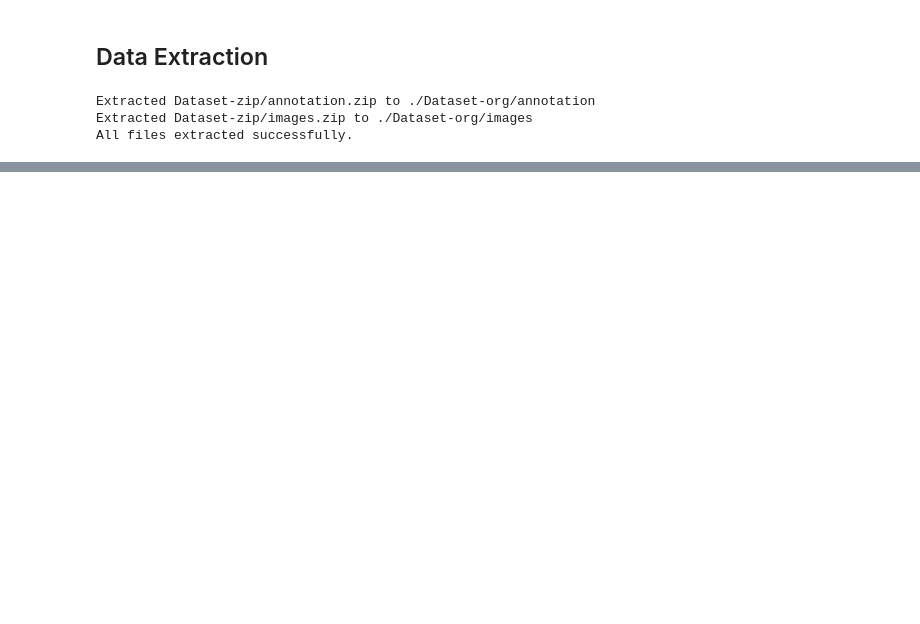
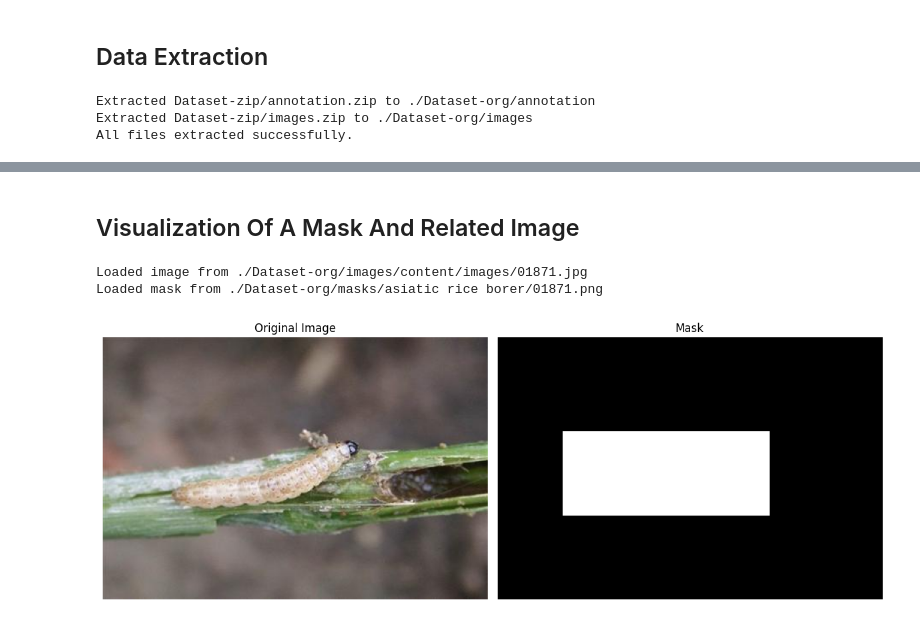
Before and after one commit to sudhi48/Pest-Segmentation-Classification, a Jupyter notebook: pest_segmention.ipynb, the cells around one changed output, grey strips where cells are left out. Saved outputs shown, nothing was run; the diff lists cells and outputs as text; code cells hidden in the pictures; blank space fills up the shorter version.

```diff
--- a/pest_segmention.ipynb
+++ b/pest_segmention.ipynb
@@ -241,0 +383,46 @@ Total files in 'images': 1916
+# %% [markdown]
+## Visualization Of A Mask And Related Image
+# %%
+# Paths for the image and mask
+image_path = './Dataset-org/images/content/images/01871.jpg'
+mask_path = './Dataset-org/masks/asiatic rice borer/01871.png'
+
+# Read the image and mask
+image = cv2.imread(image_path)
+mask = cv2.imread(mask_path, cv2.IMREAD_GRAYSCALE)  # Read mask as grayscale
+
+# Check if the image and mask are loaded correctly
+if image is None:
+    print(f"Error loading image from {image_path}")
+else:
+    print(f"Loaded image from {image_path}")
+
+if mask is None:
+    print(f"Error loading mask from {mask_path}")
+else:
+    print(f"Loaded mask from {mask_path}")
+
+# Convert BGR (OpenCV) to RGB (Matplotlib)
+image_rgb = cv2.cvtColor(image, cv2.COLOR_BGR2RGB)
+
+# Visualize the image and mask side by side
+plt.figure(figsize=(12, 6))
+
+# Plot the original image on the left
+plt.subplot(1, 2, 1)
+plt.imshow(image_rgb)
+plt.title("Original Image")
+plt.axis('off')  # Hide axis
+
+# Plot the mask on the right
+plt.subplot(1, 2, 2)
+plt.imshow(mask, cmap='gray')
+plt.title("Mask")
+plt.axis('off')  # Hide axis
+
+plt.tight_layout()
+plt.show()
+# %% [output]
+Loaded image from ./Dataset-org/images/content/images/01871.jpg
+Loaded mask from ./Dataset-org/masks/asiatic rice borer/01871.png
+[figure, added]
```
Also changed, not shown: parts of 19 cells of this notebook, 1 other file.
